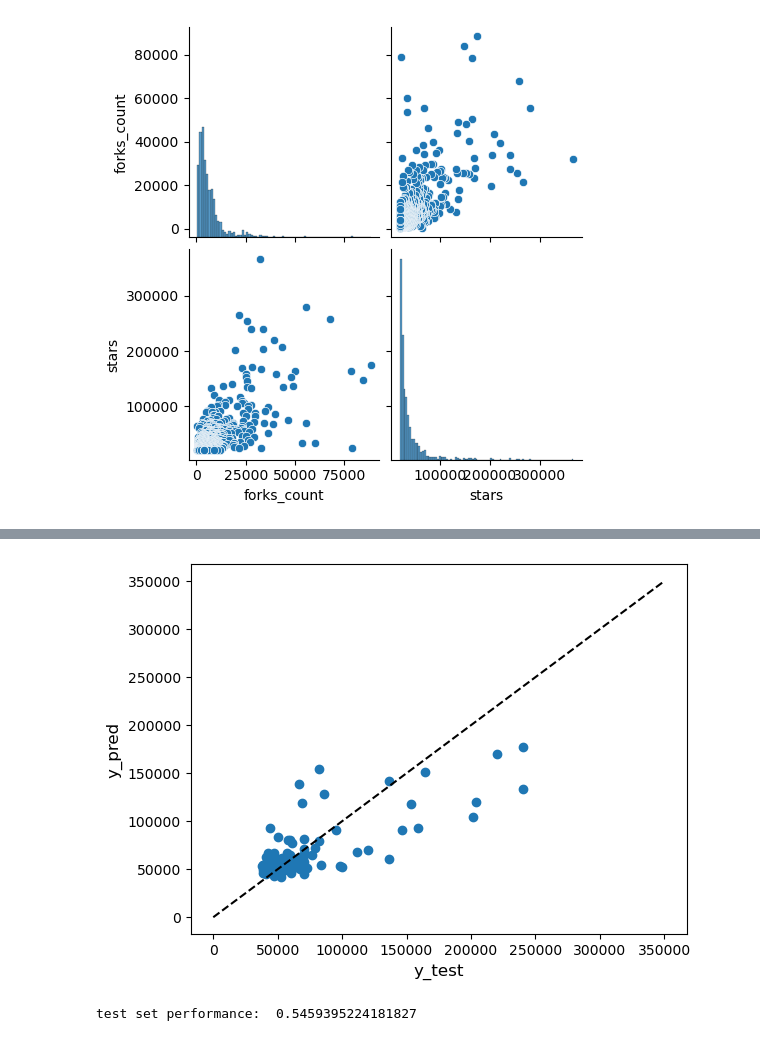
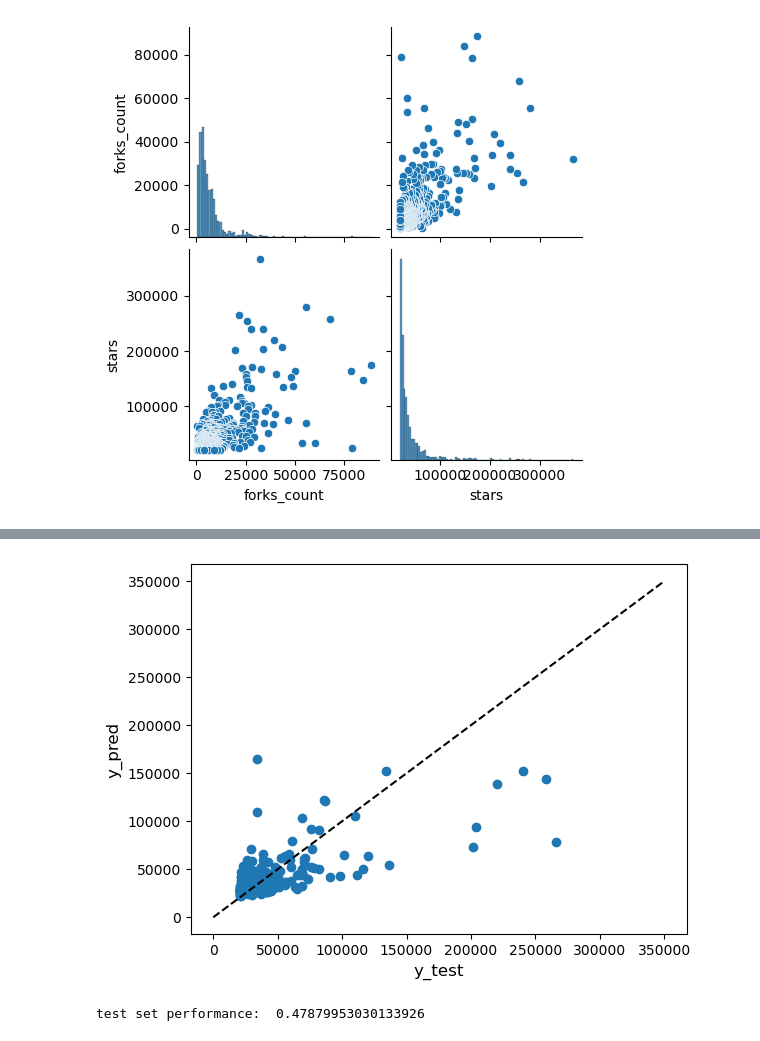
Before and after one commit to EmaDulj/Data-Engineering-II-Project, a Jupyter notebook: visualization.ipynb, the cells around one changed output, grey strips where cells are left out. Drawn from its saved outputs; the diff is of its cells as text; code cells hidden in the pictures.

```diff
--- a/visualization.ipynb
+++ b/visualization.ipynb
@@ -160,7 +170,10 @@ Name: Features, dtype: object
 #df = pd.read_csv('with_author_details.csv')
 #df['author_type'] = df.author_type.apply(lambda x: 1 if x=='User' else 0)
 #
-df = pd.read_csv('1000random.csv')
+df = pd.read_csv('fullset_with_more_fields.csv')
+for column in df.columns:
+    df = df.drop(df[df[str(column)] == 'ERROR'].index)
+df['author_type'] = df.author_type.apply(lambda x: 1 if x=='User' else 0)
 df = df.astype('int')
 pd.plotting.scatter_matrix(df,figsize=(16,16));
 # %% [output]
@@ -177,16 +190,17 @@ from sklearn.ensemble import GradientBoostingRegressor
 
 # load the dataset
 #dataset = pd.read_csv('1000random.csv')
-dataset = pd.read_csv('with_more_fields.csv')
+dataset = pd.read_csv('fullset_with_more_fields.csv')
+for column in dataset.columns:
+    dataset = dataset.drop(dataset[dataset[str(column)] == 'ERROR'].index)
 dataset['author_type'] = dataset.author_type.apply(lambda x: 1 if x=='User' else 0)
-dataset = dataset.replace('ERROR',300)
 #dataset = pd.read_csv('with_author_details.csv')
 #dataset['author_type'] = dataset.author_type.apply(lambda x: 1 if x=='User' else 0)
 X = dataset.drop(['stars'] , axis =1)
 y = dataset.stars
 
-#s = StandardScaler()
-#X = s.fit_transform(X)
+s = StandardScaler()
+X = s.fit_transform(X)
 
 X_train, X_test, y_train, y_test = train_test_split(X, y, test_size=0.30, random_state=42)
 clf = GradientBoostingRegressor(verbose = 1, n_estimators = 500,max_depth=2,random_state=42)
@@ -234,21 +248,23 @@ from sklearn.metrics import r2_score
 from sklearn.ensemble import RandomForestRegressor
 
 # load the dataset
-#dataset = pd.read_csv('1000random.csv')
-dataset = pd.read_csv('with_more_fields.csv')
+#dataset = pd.read_csv('1000random_updated.csv',index_col=0)
+dataset = pd.read_csv('fullset_with_more_fields.csv')
+for column in dataset.columns:
+    dataset = dataset.drop(dataset[dataset[str(column)] == 'ERROR'].index)
 dataset['author_type'] = dataset.author_type.apply(lambda x: 1 if x=='User' else 0)
-dataset = dataset.replace('ERROR',300)
-#dataset = pd.read_csv('with_author_details.csv')
-#dataset['author_type'] = dataset.author_type.apply(lambda x: 1 if x=='User' else 0)
+
 X = dataset.drop(['stars'] , axis =1)
 y = dataset.stars
 
-#s = StandardScaler()
-#X = s.fit_transform(X)
+s = StandardScaler()
+X = s.fit_transform(X)
 
-X_train, X_test, y_train, y_test = train_test_split(X, y, test_size=0.30, random_state=42)
-clf = RandomForestRegressor(n_jobs=-1, n_estimators=200, verbose=1, random_state=42)
+X_train, X_test, y_train, y_test = train_test_split(X, y, test_size=0.30,random_state=42)
+clf = RandomForestRegressor(n_jobs=-1, n_estimators=200, verbose=1,random_state=42)
 clf.fit(X_train, y_train)
+
+
 
 test_score = r2_score(y_test, clf.predict(X_test))
 plt.scatter(y_test, clf.predict(X_test))
@@ -269,10 +285,10 @@ print("test set performance: ", test_score)
 [Parallel(n_jobs=6)]: Using backend ThreadingBackend with 6 concurrent workers.
 [Parallel(n_jobs=6)]: Done  38 tasks      | elapsed:    0.0s
 [Parallel(n_jobs=6)]: Done 188 tasks      | elapsed:    0.0s
 [Parallel(n_jobs=6)]: Done 200 out of 200 | elapsed:    0.0s finished
 [Parallel(n_jobs=6)]: Using backend ThreadingBackend with 6 concurrent workers.
 [Parallel(n_jobs=6)]: Done  38 tasks      | elapsed:    0.0s
 [Parallel(n_jobs=6)]: Done 188 tasks      | elapsed:    0.0s
 [Parallel(n_jobs=6)]: Done 200 out of 200 | elapsed:    0.0s finished
-[figure, old version]
+[figure, new version]
-test set performance:  0.5459395224181827
+test set performance:  0.47879953030133926
```
Also changed, not shown: parts of 7 cells of this notebook, 9 other files.
